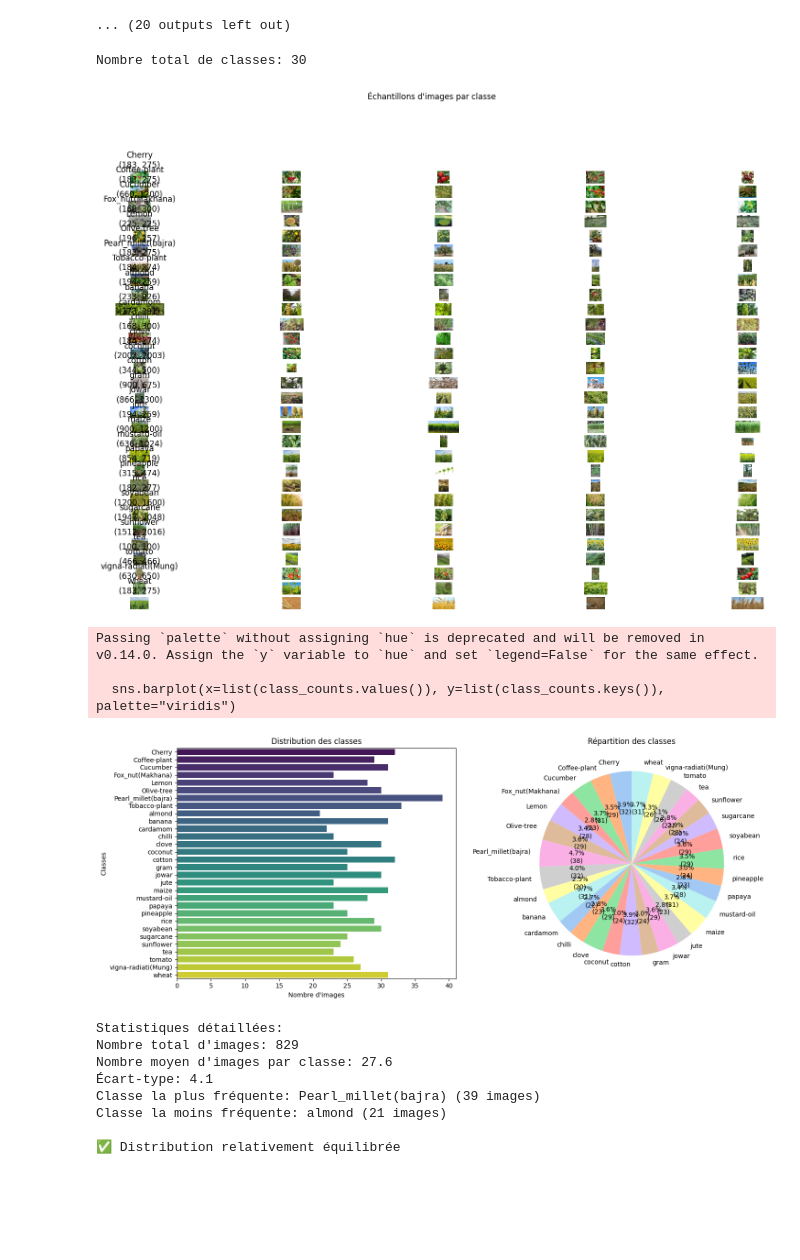
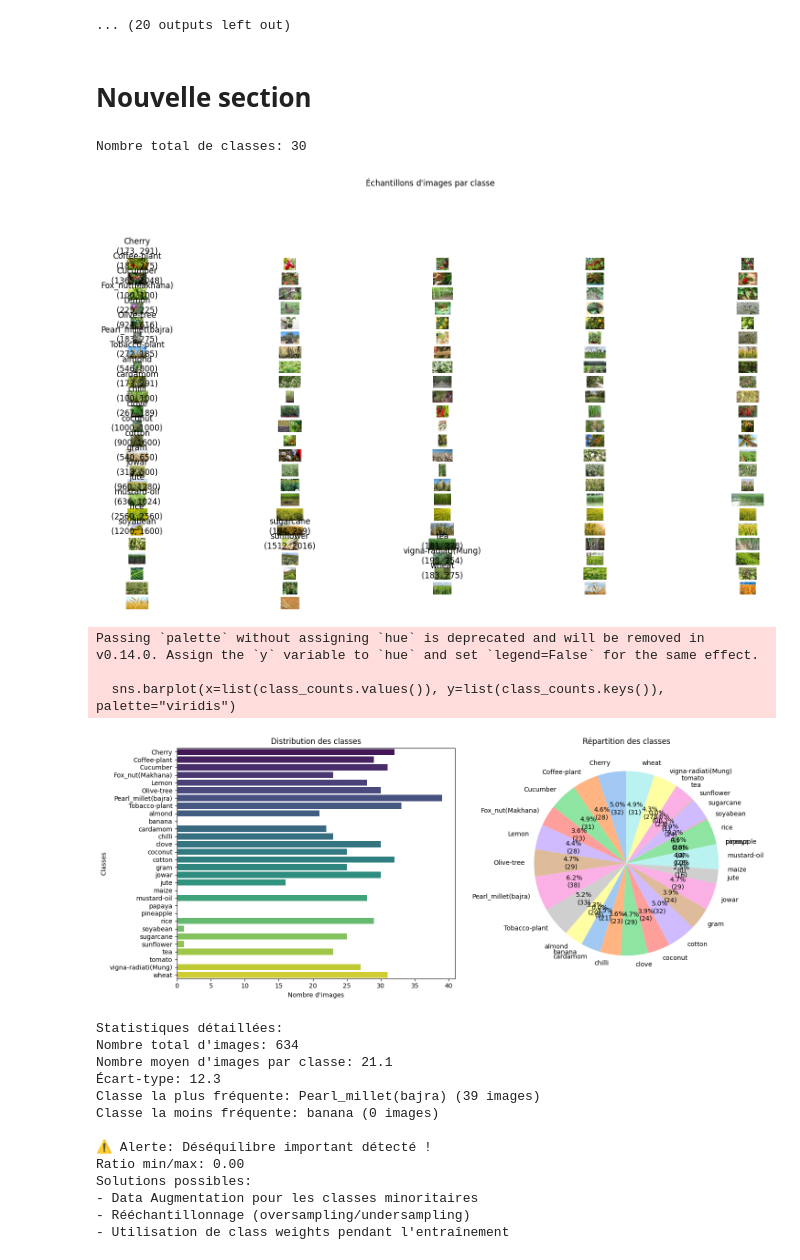
Before and after one commit to AbouCamara/IA-FORCE-N, a Jupyter notebook: Système_de_Classification_d'images_de_cultures_agricoles.ipynb, the cells around one changed output. Saved outputs shown, nothing was run; the diff lists cells and outputs as text; code cells hidden in the pictures; blank space fills up the shorter version.

```diff
--- a/Système_de_Classification_d'images_de_cultures_agricoles.ipynb
+++ b/Système_de_Classification_d'images_de_cultures_agricoles.ipynb
@@ -16,9 +42,9 @@ from tqdm import tqdm
 # %%
 # Chemin d'accès aux images
+# Chemin vers votre dossier dans Google Drive
+drive_path = '/content/drive/MyDrive/Data/extracted_files/Agricultural-crops'
 
-# Chemin vers votre dossier dans Google Drive
-drive_path = '/content/drive/MyDrive/Agricultural-crops'
-
+##drive_path ='/content/drive/MyDrive/Colab Notebooks/Agricultural-crops'
 # Vérifier le contenu du dossier
 !ls "{drive_path}"
 # %% [output]
@@ -80,7 +106,7 @@ def load_images_from_drive(folder_path, img_size=(128, 128), max_images=None):
 # Utilisation
 
 # Exemple de chemin (à adapter)
-dataset_folder = "/content/drive/MyDrive/Agricultural-crops/"  # Doit contenir des sous-dossiers par classe
+dataset_folder = "/content/drive/MyDrive/Data/extracted_files/Agricultural-crops"  # Doit contenir des sous-dossiers par classe
 
 # Chargement
 images, labels, classes = load_images_from_drive(
@@ -115,12 +141,14 @@ Chargement 31 images de la classe banana...
 Chargement 22 images de la classe cardamom...
 Chargement 23 images de la classe chilli...
 ... (20 outputs left out)
+# %% [markdown]
+# Nouvelle section
 # %%
 import seaborn as sns
 from collections import defaultdict
 
 # Configuration
-DATASET_PATH = "/content/drive/MyDrive/Agricultural-crops"  # Chemin vers vos données
+DATASET_PATH = "/content/drive/MyDrive/Data/extracted_files/Agricultural-crops"  # Chemin vers vos données
 SAMPLE_PER_CLASS = 5            # Nombre d'échantillons à visualiser par classe
 
 # 1. Exploration initiale du dataset
@@ -193,44 +221,49 @@ min_count = min(class_counts.values())
 
 if min_count/max_count < balance_threshold:
     print("\n⚠️ Alerte: Déséquilibre important détecté !")
     print(f"Ratio min/max: {min_count/max_count:.2f}")
     print("Solutions possibles:")
     print("- Data Augmentation pour les classes minoritaires")
     print("- Rééchantillonnage (oversampling/undersampling)")
     print("- Utilisation de class weights pendant l'entraînement")
 else:
     print("\n✅ Distribution relativement équilibrée")
 
 # 6. Visualisation avancée des dimensions d'images
 sizes = []
 for class_name in class_names:
     class_dir = os.path.join(DATASET_PATH, class_name)
     for img_file in os.listdir(class_dir)[:100]:  # Échantillonner pour gagner du temps
         img = cv2.imread(os.path.join(class_dir, img_file))
         if img is not None:
             sizes.append(img.shape[:2])
 
 sizes = np.array(sizes)
 plt.figure(figsize=(12, 6))
 plt.scatter(sizes[:, 1], sizes[:, 0], alpha=0.4)  # width vs height
 plt.title("Distribution des dimensions des images")
 plt.xlabel("Largeur (pixels)")
 plt.ylabel("Hauteur (pixels)")
 plt.grid(True)
 plt.show()
 # %% [output]
 Nombre total de classes: 30
-[figure, old version]
+[figure, new version]
 Passing `palette` without assigning `hue` is deprecated and will be removed in v0.14.0. Assign the `y` variable to `hue` and set `legend=False` for the same effect.
 
   sns.barplot(x=list(class_counts.values()), y=list(class_counts.keys()), palette="viridis")
-[figure, old version]
+[figure, new version]
 Statistiques détaillées:
-Nombre total d'images: 829
-Nombre moyen d'images par classe: 27.6
-Écart-type: 4.1
+Nombre total d'images: 634
+Nombre moyen d'images par classe: 21.1
+Écart-type: 12.3
 Classe la plus fréquente: Pearl_millet(bajra) (39 images)
-Classe la moins fréquente: almond (21 images)
+Classe la moins fréquente: banana (0 images)
 
-✅ Distribution relativement équilibrée
+⚠️ Alerte: Déséquilibre important détecté !
+Ratio min/max: 0.00
+Solutions possibles:
+- Data Augmentation pour les classes minoritaires
+- Rééchantillonnage (oversampling/undersampling)
+- Utilisation de class weights pendant l'entraînement
 [figure]
```
Also changed, not shown: parts of 22 cells of this notebook.
